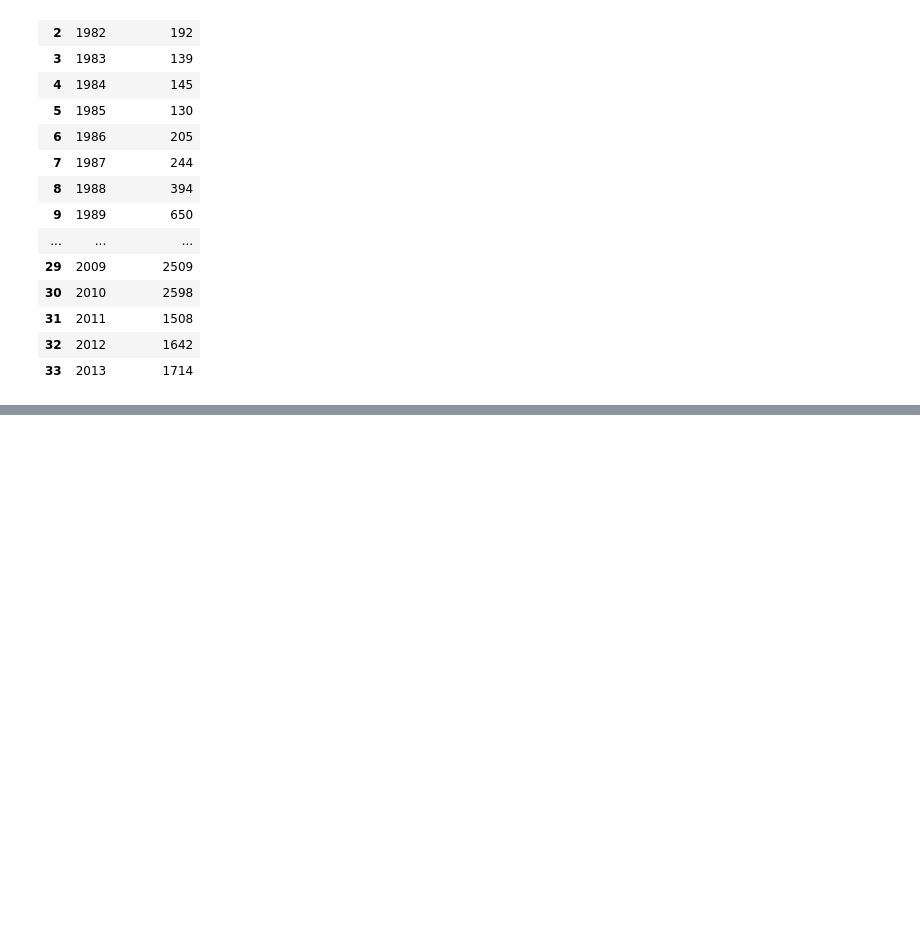
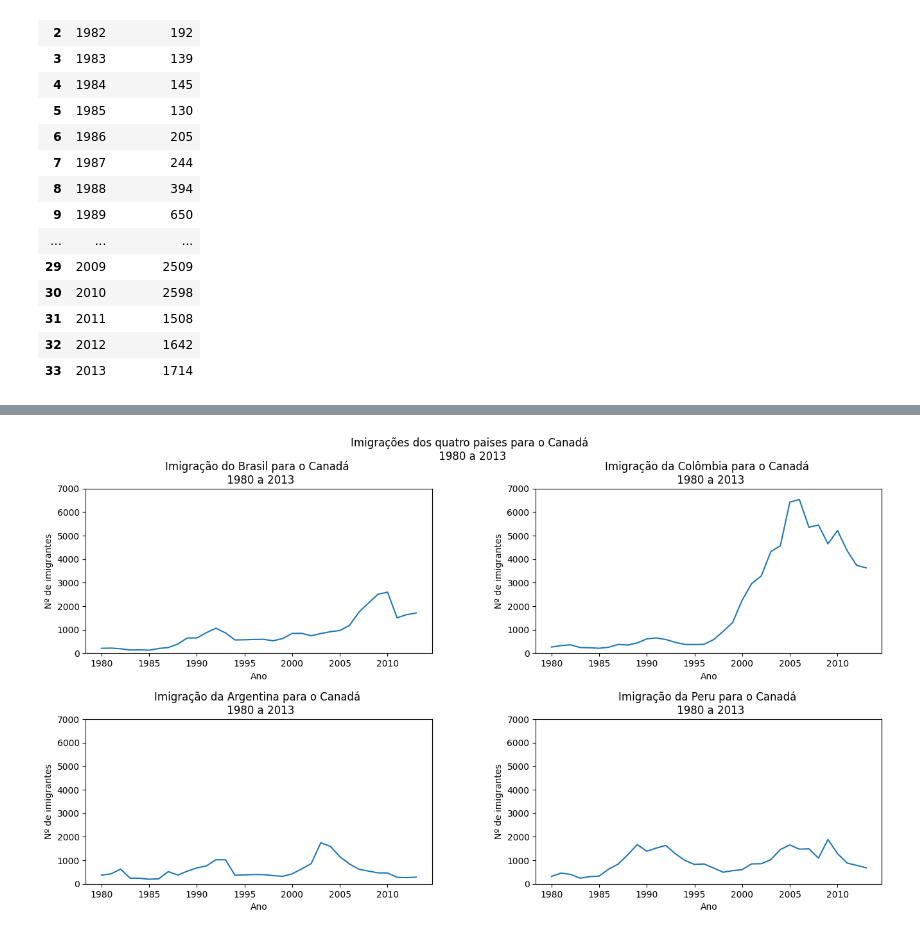
Before and after one commit to naimeaiub/-Data-Visualization---Python, a Jupyter notebook: Aula_1.ipynb, the cells around one changed output, grey strips where cells are left out. Cells and saved outputs as stored; diff of their text form; code cells hidden in the pictures; blank space fills up the shorter version.

```diff
--- a/Aula_1.ipynb
+++ b/Aula_1.ipynb
@@ -74,0 +118,33 @@ plt.show()
+# %%
+fig, ax = plt.subplots(2,2, figsize=(16,8))
+fig.subplots_adjust(hspace=0.4, wspace=0.3)
+fig.suptitle('Imigrações dos quatro paises para o Canadá \n 1980 a 2013')
+
+ax[0,0].plot(df.loc['Brasil',anos])
+ax[0,0].set_title('Imigração do Brasil para o Canadá \n 1980 a 2013')
+
+ax[0,1].plot(df.loc['Colômbia',anos])
+ax[0,1].set_title('Imigração da Colômbia para o Canadá \n 1980 a 2013')
+
+ax[1,0].plot(df.loc['Argentina',anos])
+ax[1,0].set_title('Imigração da Argentina para o Canadá \n 1980 a 2013')
+
+ax[1,1].plot(df.loc['Peru',anos])
+ax[1,1].set_title('Imigração da Peru para o Canadá \n 1980 a 2013')
+
+for a in ax.flat:
+    a.xaxis.set_major_locator(plt.MultipleLocator(5))
+
+for a in ax.flat:
+    a.set_xlabel('Ano')
+    a.set_ylabel('Nº de imigrantes')
+
+ymin = 0
+ymax = 7000
+
+for a in ax.ravel():
+    a.set_ylim(ymin,ymax)
+
+plt.show()
+# %% [output]
+[figure, added]
```
Also changed, not shown: parts of 4 cells of this notebook.
